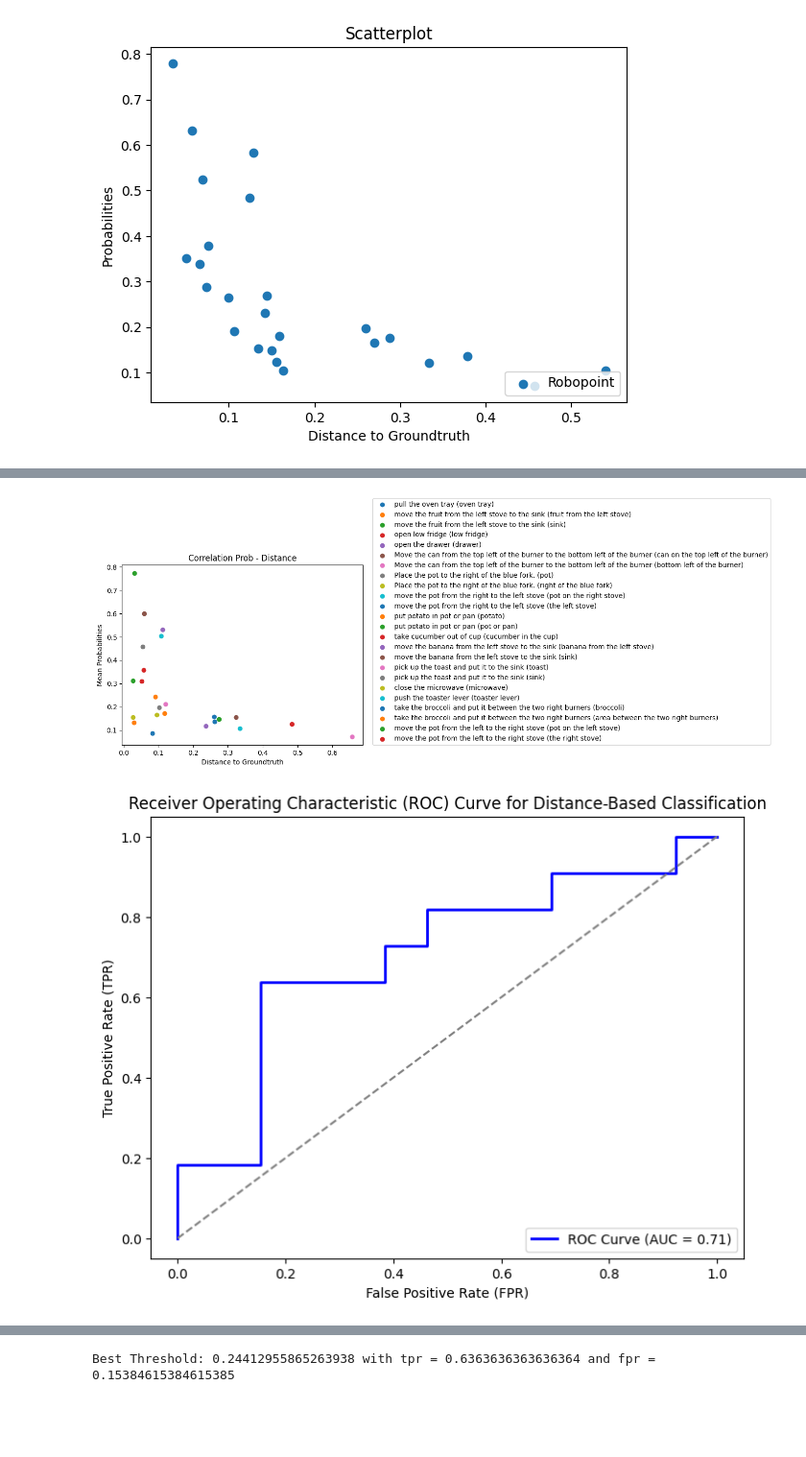
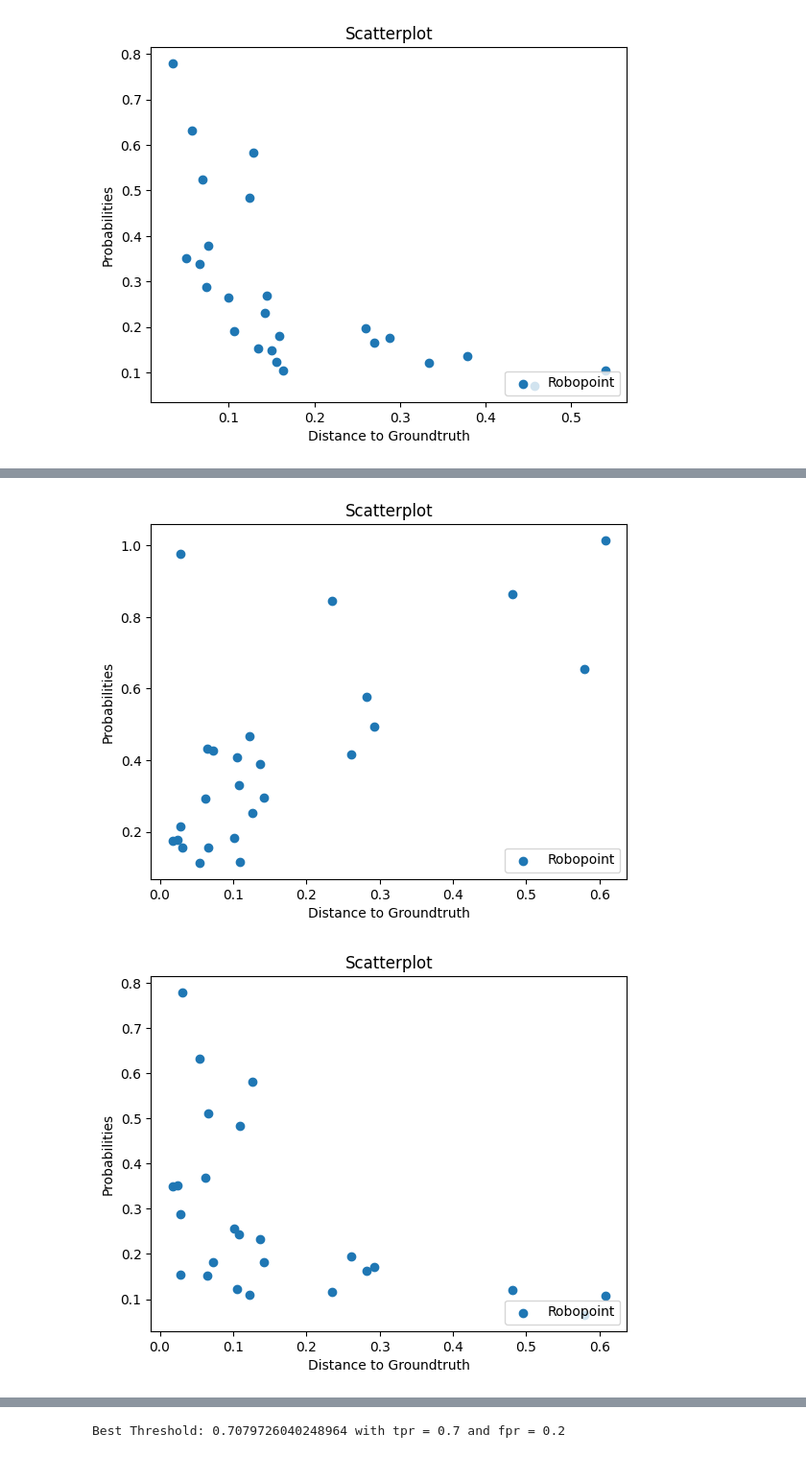
Before and after one commit to NIYI100/xai-praktikum, a Jupyter notebook: robopoint/Report_Scatter_ROC_Experiment.ipynb, the cells around one changed output, grey strips where cells are left out. Shown: that part at 96% size. Cells and saved outputs as stored; diff of their text form; code cells hidden in the pictures; blank space fills up the shorter version.

Commit message:
Add experiments for scatter and ROC with Clustering

```diff
--- a/robopoint/Report_Scatter_ROC_Experiment.ipynb
+++ b/robopoint/Report_Scatter_ROC_Experiment.ipynb
@@ -266,13 +289,24 @@ np.savez(
 # %%
-plot_scatter(labels, list_of_probs, list_of_distances, "Correlation Prob - Distance", "Distance to Groundtruth", "Mean Probabilities")
+import itertools
 
-scores = list_of_probs
-fpr, tpr, roc_auc, thresholds = calculate_roc_curve(list_of_distances, 0.1, scores)
+data_filename = 'results/robopoint-temp06-5prompts-6runs-certain-cluster.npz'
+plot_filename = 'results/robopoint-temp06-5prompts-6runs-certain-cluster.png'
+
+loaded = np.load(data_filename)
+distances_robopoint = loaded['distances']
+spreads_robopoint = loaded['spreads']
+probs_robopoint = loaded['probs']
+
+plot_scatter_report(["Robopoint"], [distances_robopoint], [spreads_robopoint], plot_filename)
+plot_scatter_report(["Robopoint"], [distances_robopoint], [probs_robopoint], plot_filename)
+
+scores = np.array(1- spreads_robopoint)
+fpr, tpr, roc_auc, thresholds = calculate_roc_curve(distances_robopoint, 0.1, scores)
 plot_roc_curve(fpr, tpr, roc_auc)
 
 j_scores = tpr - fpr
 best_idx = np.argmax(j_scores)
 print(f"Best Threshold: { thresholds[best_idx] } with tpr = { tpr[best_idx] } and fpr = { fpr[best_idx] }")
 # %% [output]
-[figure, old version]
+[figure, new version]
-[figure, old version]
+[figure, new version]
@@ -279 +314 @@ print(f"Best Threshold: { thresholds[best_idx] } with tpr = { tpr[best_idx] } an
-Best Threshold: 0.24412955865263938 with tpr = 0.6363636363636364 and fpr = 0.15384615384615385
+Best Threshold: 0.7079726040248964 with tpr = 0.7 and fpr = 0.2
```
Also changed, not shown: parts of 4 cells of this notebook, 16 other files.
